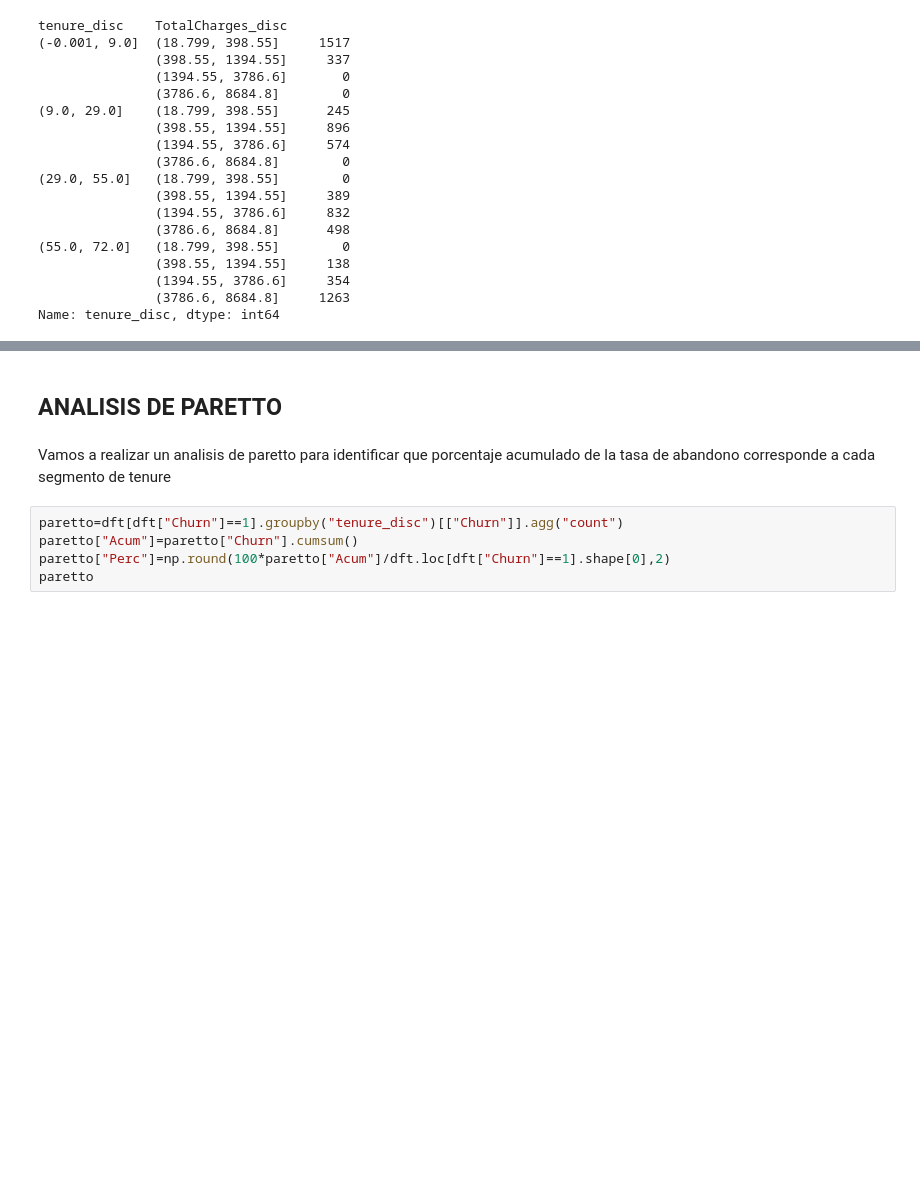
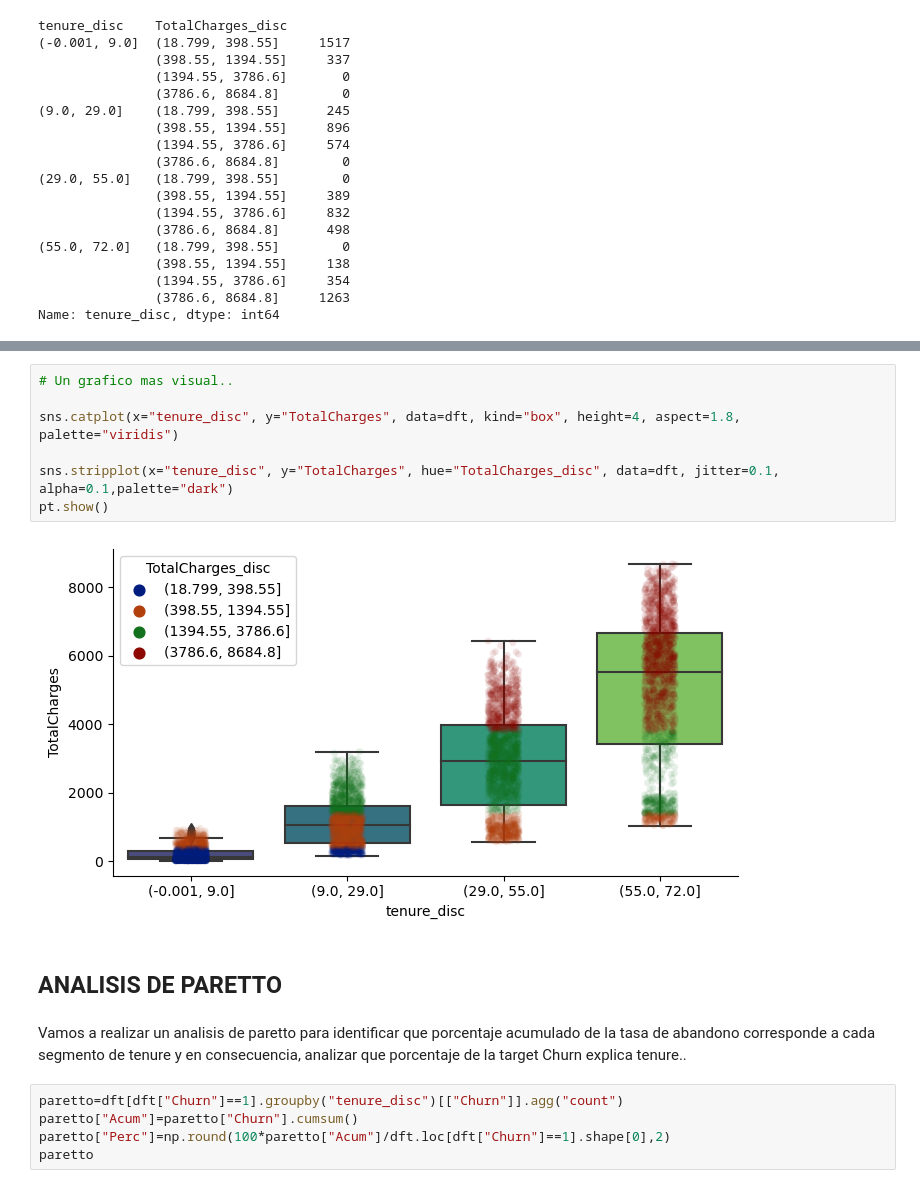
Before and after one commit to proserix/proyecto-telco-main, a Jupyter notebook: Notebook.ipynb, the cells around one changed output, grey strips where cells are left out. Drawn from its saved outputs; the diff is of its cells as text; blank space fills up the shorter version.

```diff
--- a/Notebook.ipynb
+++ b/Notebook.ipynb
@@ -417,7 +491,16 @@ pt.show()
+# %%
+# Un grafico mas visual..
+
+sns.catplot(x="tenure_disc", y="TotalCharges", data=dft, kind="box", height=4, aspect=1.8, palette="viridis")
+
+sns.stripplot(x="tenure_disc", y="TotalCharges", hue="TotalCharges_disc", data=dft, jitter=0.1, alpha=0.1,palette="dark")
+pt.show()
+# %% [output]
+[figure, added]
 # %% [markdown]
 ## ANALISIS DE PARETTO
 # %% [markdown]
-Vamos a realizar un analisis de paretto para identificar que porcentaje acumulado de la tasa de abandono corresponde a cada segmento de tenure
+Vamos a realizar un analisis de paretto para identificar que porcentaje acumulado de la tasa de abandono corresponde a cada segmento de tenure y en consecuencia, analizar que porcentaje de la target Churn explica tenure..
 # %%
 paretto=dft[dft["Churn"]==1].groupby("tenure_disc")[["Churn"]].agg("count")
 paretto["Acum"]=paretto["Churn"].cumsum()
```
Also changed, not shown: parts of 16 cells of this notebook.
